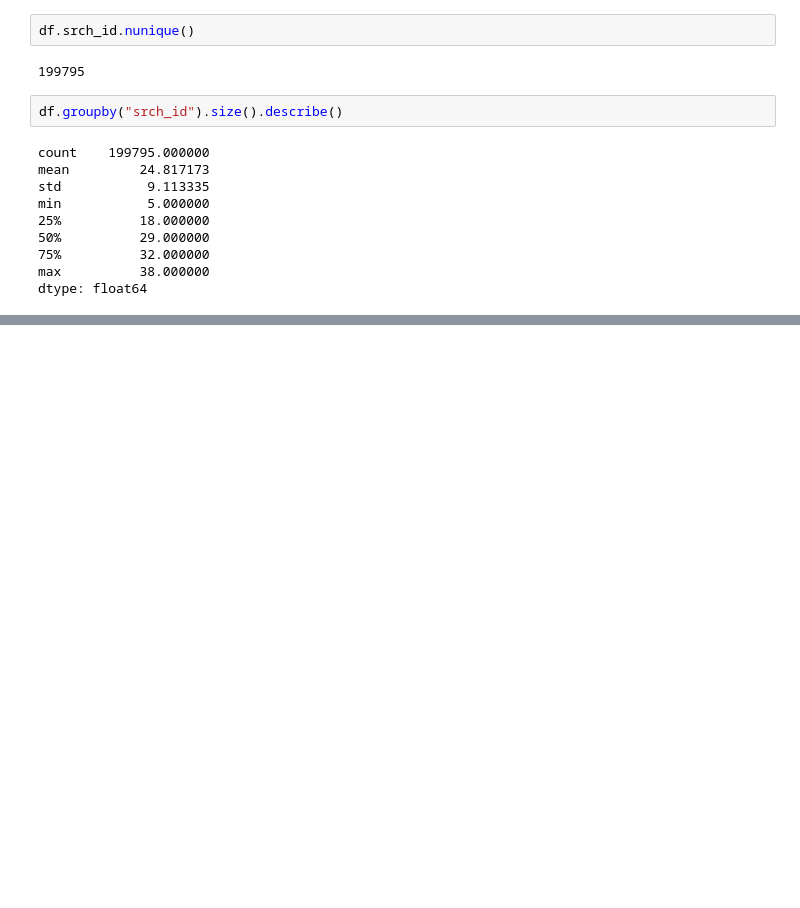
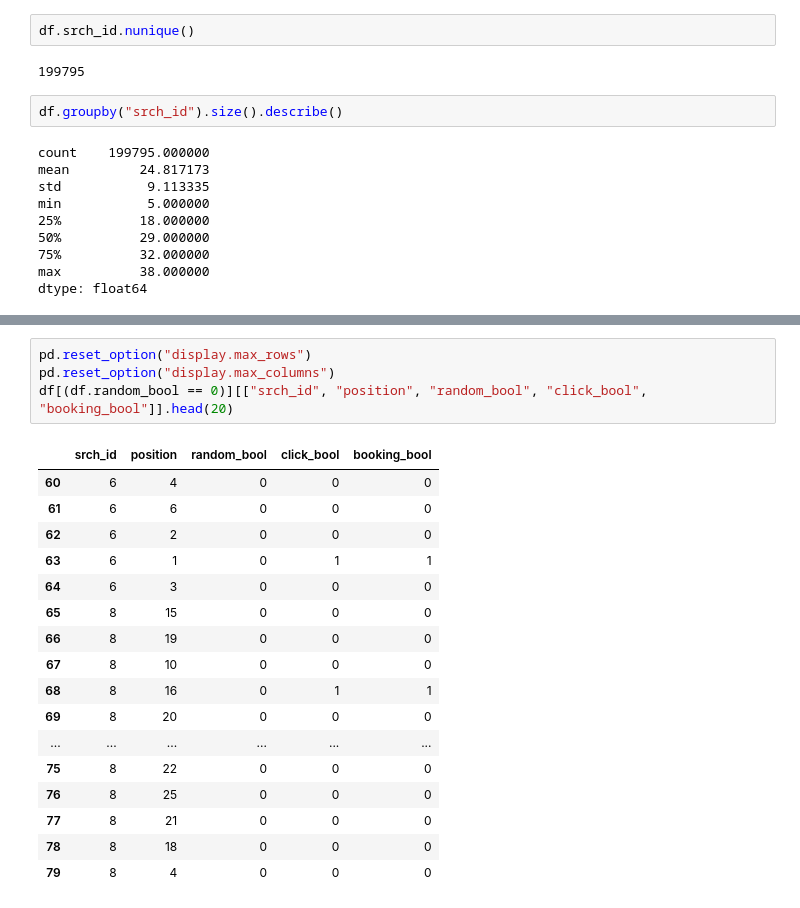
Before and after one commit to JonathanSierks/expedia-hotel-ranking, a Jupyter notebook: src/eda.ipynb, the cells around one changed output, grey strips where cells are left out. Drawn from its saved outputs; the diff is of its cells as text; blank space fills up the shorter version.

```diff
--- a/src/eda.ipynb
+++ b/src/eda.ipynb
@@ -150,0 +215,22 @@ print(2)
+# %%
+pd.reset_option("display.max_rows")
+pd.reset_option("display.max_columns")
+df[(df.random_bool == 0)][["srch_id", "position", "random_bool", "click_bool", "booking_bool"]].head(20)
+# %% [output]
+|  | srch_id | position | random_bool | click_bool | booking_bool |
+| 60 | 6 | 4 | 0 | 0 | 0 |
+| 61 | 6 | 6 | 0 | 0 | 0 |
+| 62 | 6 | 2 | 0 | 0 | 0 |
+| 63 | 6 | 1 | 0 | 1 | 1 |
+| 64 | 6 | 3 | 0 | 0 | 0 |
+| 65 | 8 | 15 | 0 | 0 | 0 |
+| 66 | 8 | 19 | 0 | 0 | 0 |
+| 67 | 8 | 10 | 0 | 0 | 0 |
+| 68 | 8 | 16 | 0 | 1 | 1 |
+| 69 | 8 | 20 | 0 | 0 | 0 |
+| ... | ... | ... | ... | ... | ... |
+| 75 | 8 | 22 | 0 | 0 | 0 |
+| 76 | 8 | 25 | 0 | 0 | 0 |
+| 77 | 8 | 21 | 0 | 0 | 0 |
+| 78 | 8 | 18 | 0 | 0 | 0 |
+| 79 | 8 | 4 | 0 | 0 | 0 |
```
Also changed, not shown: parts of 18 cells of this notebook.
